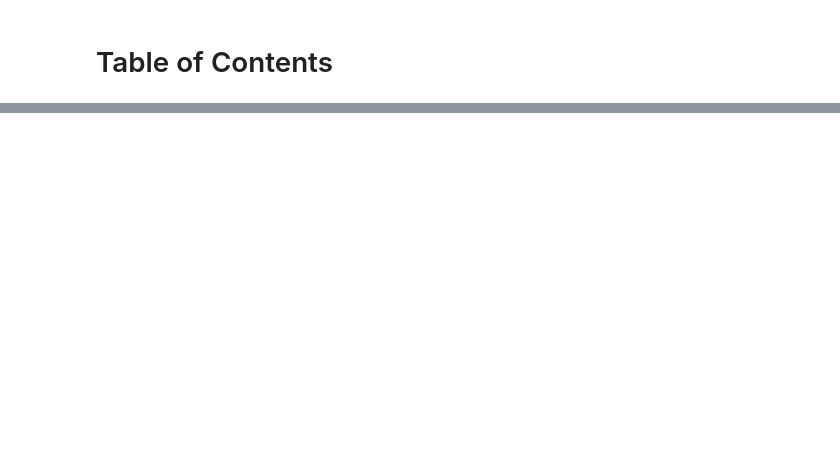
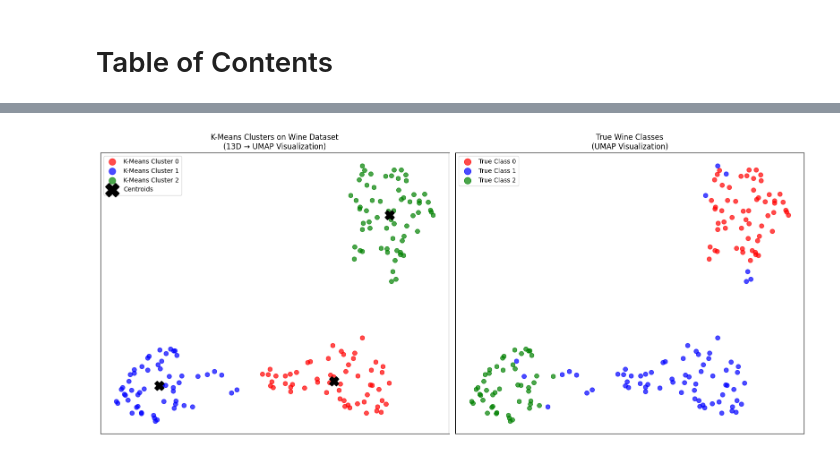
Before and after one commit to Jamoser123/PNR_Advanced_DataScience, a Jupyter notebook: 3_Clustering/HandsOn_Clustering.ipynb, the cells around one changed output, grey strips where cells are left out. Drawn from its saved outputs; the diff is of its cells as text; code cells hidden in the pictures; blank space fills up the shorter version.

```diff
--- a/3_Clustering/HandsOn_Clustering.ipynb
+++ b/3_Clustering/HandsOn_Clustering.ipynb
@@ -86 +297,60 @@ plt.show()
+# %%
+import matplotlib.pyplot as plt
+import numpy as np
+from sklearn.cluster import KMeans
+from sklearn.preprocessing import StandardScaler
+from umap import UMAP
+
+# TODO Remove this code block because we used it before
+
+# Standardize the data (important for K-Means)
+scaler = StandardScaler()
+X_scaled = scaler.fit_transform(X)
+
+# Apply UMAP for visualization
+umap = UMAP(n_neighbors=15, min_dist=0.1, n_components=2, random_state=42)
+X_umap = umap.fit_transform(X_scaled)
+
+# K-Means clustering on original high-dimensional data (13 features)
+kmeans = KMeans(n_clusters=3, random_state=42,)
+kmeans.fit(X_umap)  # Cluster on original 13D data
+
+# Prepare colors for 3 clusters/classes
+colors = ['red', 'blue', 'green']
+wine_class_names = ['Class 0', 'Class 1', 'Class 2']
+
+fig, axs = plt.subplots(1, 2, figsize=(16, 7))
+
+# --- K-Means subplot ---
+for i in range(3):
+    idx = kmeans.labels_ == i
+    axs[0].scatter(X_umap[idx, 0], X_umap[idx, 1], s=50, alpha=0.7,
+                   color=colors[i], label=f"K-Means Cluster {i}")
+
+# Plot cluster centroids projected to UMAP space
+centroids_umap = kmeans.cluster_centers_ #umap.transform(kmeans.cluster_centers_)
+axs[0].scatter(centroids_umap[:, 0], centroids_umap[:, 1],
+               c='black', marker='X', s=200, linewidth=2, label='Centroids')
+
+axs[0].set_title('K-Means Clusters on Wine Dataset\n(13D → UMAP Visualization)', fontsize=12)
+axs[0].legend(markerscale=1.5)
+
+# --- True Labels subplot ---
+for i in range(3):
+    idx = y == i
+    axs[1].scatter(X_umap[idx, 0], X_umap[idx, 1], s=50, alpha=0.7,
+                   color=colors[i], label=f"True {wine_class_names[i]}")
+
+axs[1].set_title('True Wine Classes\n(UMAP Visualization)', fontsize=12)
+axs[1].legend(markerscale=1.5)
+
+for ax in axs:
+    ax.set_xticks([])
+    ax.set_yticks([])
+    ax.grid(True, alpha=0.3)
+
+plt.tight_layout()
+plt.show()
+# %% [output]
+[figure, added]
 # %% [markdown]
```
Also changed, not shown: parts of 37 cells of this notebook.
